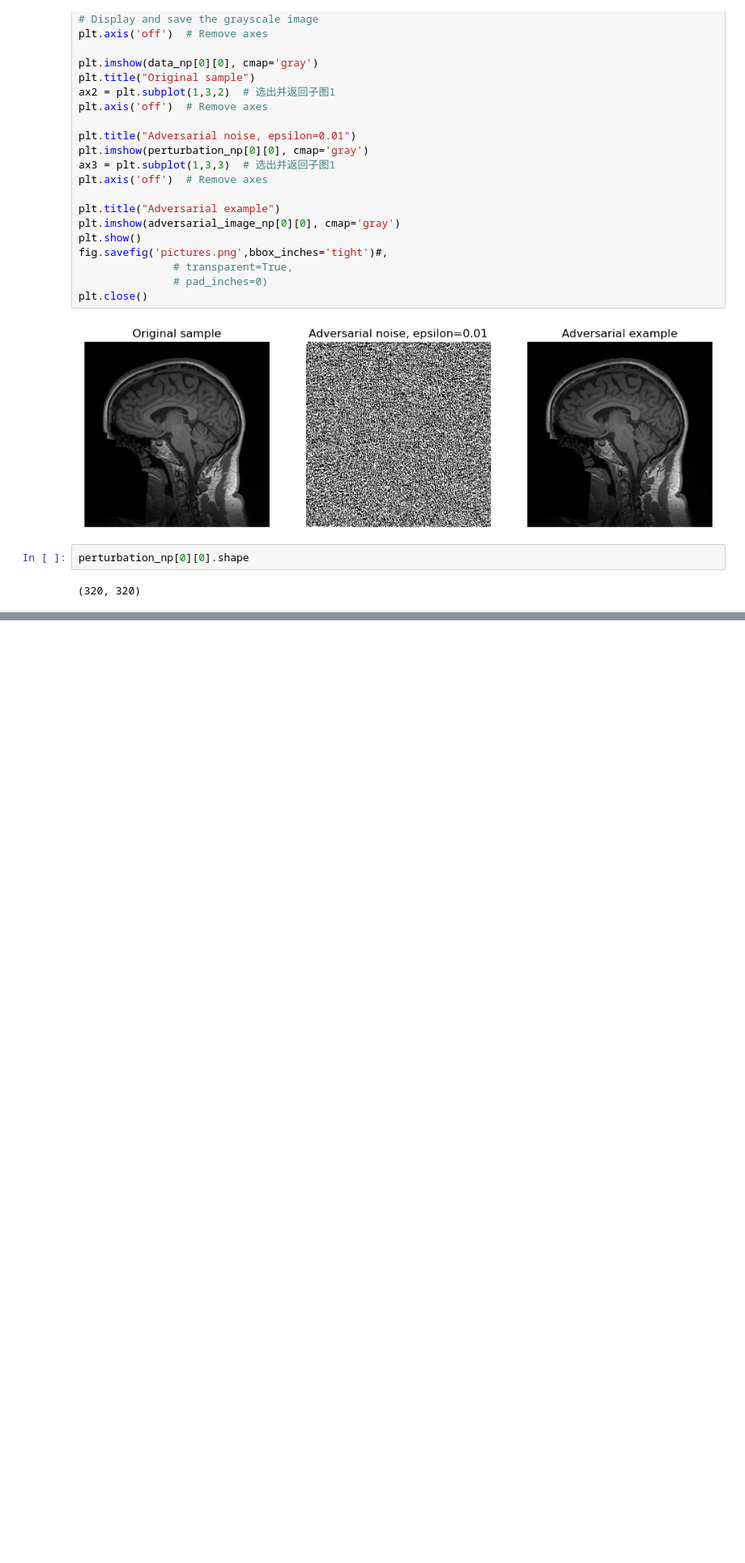
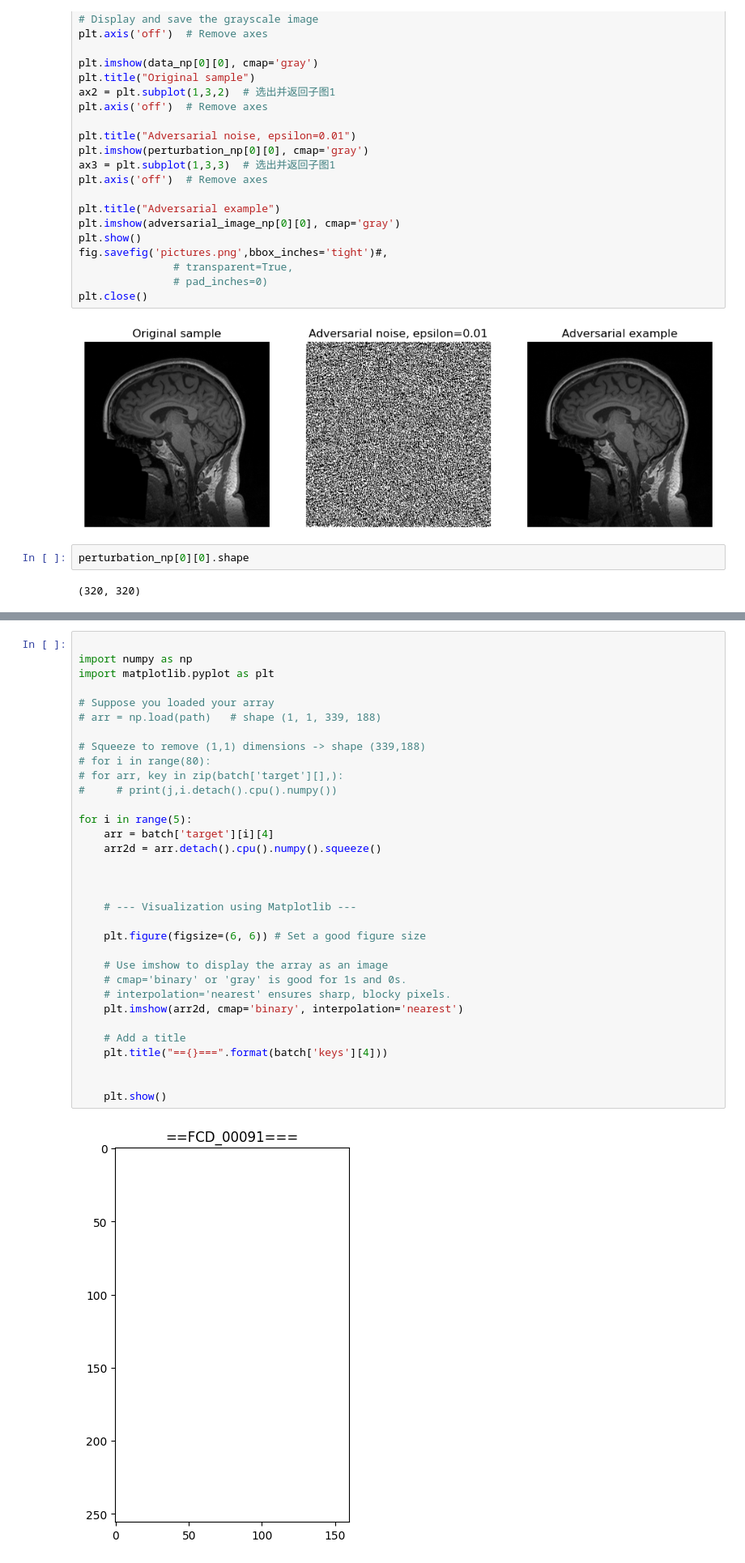
Before and after one commit to zhaoqyu/nnUNet, a Jupyter notebook: visualize.ipynb, the cells around one changed output, grey strips where cells are left out. Shown at 81% size. Saved outputs shown, nothing was run; the diff lists cells and outputs as text; blank space fills up the shorter version.

```diff
--- a/visualize.ipynb
+++ b/visualize.ipynb
@@ -88,0 +566,35 @@ perturbation_np[0][0].shape
+# %%
+
+import numpy as np
+import matplotlib.pyplot as plt
+
+# Suppose you loaded your array
+# arr = np.load(path)   # shape (1, 1, 339, 188)
+
+# Squeeze to remove (1,1) dimensions -> shape (339,188)
+# for i in range(80):
+# for arr, key in zip(batch['target'][],):
+#     # print(j,i.detach().cpu().numpy())
+
+for i in range(5):
+    arr = batch['target'][i][4]
+    arr2d = arr.detach().cpu().numpy().squeeze()
+
+
+
+    # --- Visualization using Matplotlib ---
+
+    plt.figure(figsize=(6, 6)) # Set a good figure size
+
+    # Use imshow to display the array as an image
+    # cmap='binary' or 'gray' is good for 1s and 0s.
+    # interpolation='nearest' ensures sharp, blocky pixels.
+    plt.imshow(arr2d, cmap='binary', interpolation='nearest')
+
+    # Add a title
+    plt.title("=={}===".format(batch['keys'][4]))
+
+
+    plt.show()
+# %% [output]
+[figure, added]
```
Also changed, not shown: parts of 55 cells of this notebook.
